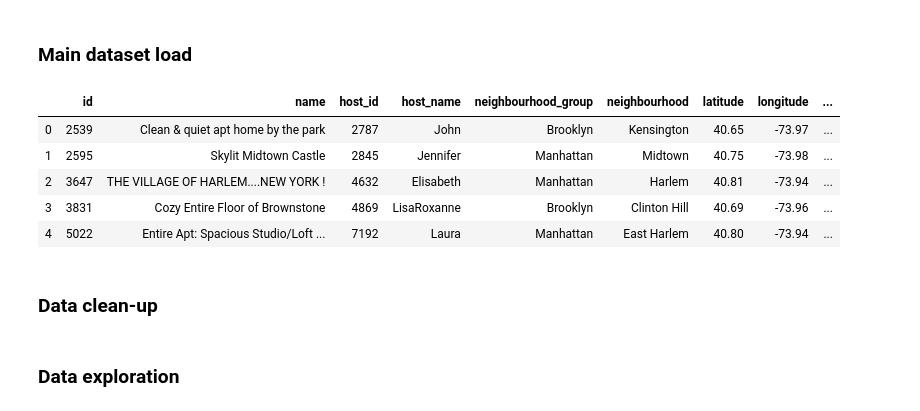
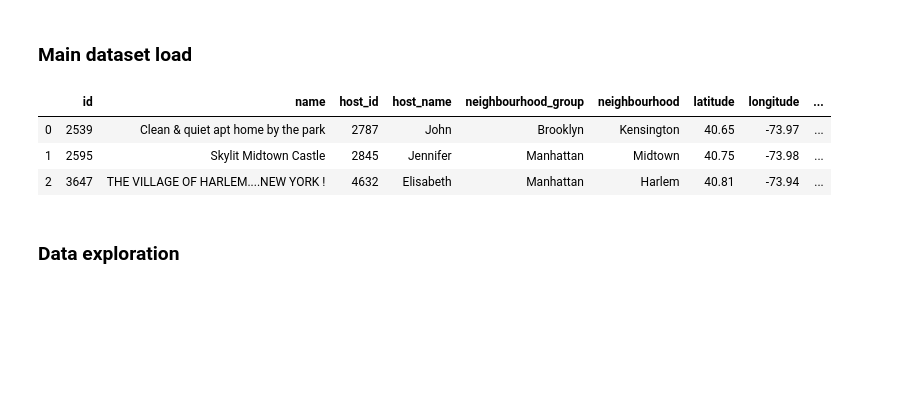
Before and after one commit to mcwilk/NYC_airbnb, a Jupyter notebook: NYC_airbnb_analysis.ipynb, the cells around one changed output. Cells and saved outputs as stored; diff of their text form; code cells hidden in the pictures; blank space fills up the shorter version.

```diff
--- a/NYC_airbnb_analysis.ipynb
+++ b/NYC_airbnb_analysis.ipynb
@@ -33,13 +34,9 @@ def save_plot(plot_id, extension="jpg", resolution=350):
 # %%
 data_path = os.path.join(project_dir, 'AB_NYC_2019.csv')
 nyc_data = pd.read_csv(data_path)
-nyc_data.head()
+nyc_data.head(3)
 # %% [output]
 |  | id | name | host_id | host_name | neighbourhood_group | neighbourhood | latitude | longitude | ... |
 | 0 | 2539 | Clean & quiet apt home by the park | 2787 | John | Brooklyn | Kensington | 40.65 | -73.97 | ... |
 | 1 | 2595 | Skylit Midtown Castle | 2845 | Jennifer | Manhattan | Midtown | 40.75 | -73.98 | ... |
 | 2 | 3647 | THE VILLAGE OF HARLEM....NEW YORK ! | 4632 | Elisabeth | Manhattan | Harlem | 40.81 | -73.94 | ... |
-| 3 | 3831 | Cozy Entire Floor of Brownstone | 4869 | LisaRoxanne | Brooklyn | Clinton Hill | 40.69 | -73.96 | ... |
-| 4 | 5022 | Entire Apt: Spacious Studio/Loft ... | 7192 | Laura | Manhattan | East Harlem | 40.80 | -73.94 | ... |
-# %% [markdown]
-### Data clean-up
```
Also changed, not shown: parts of 10 cells of this notebook.
